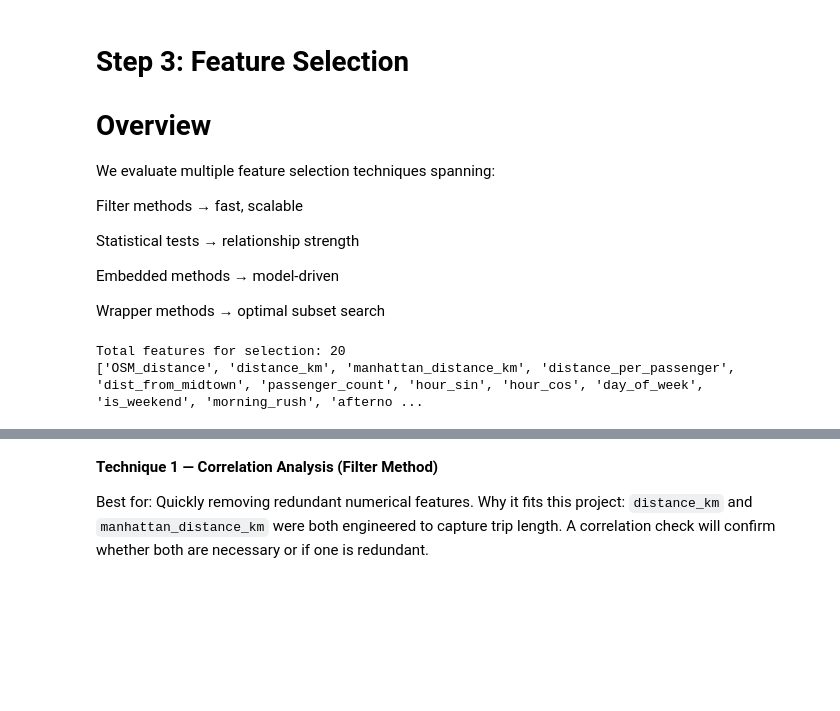
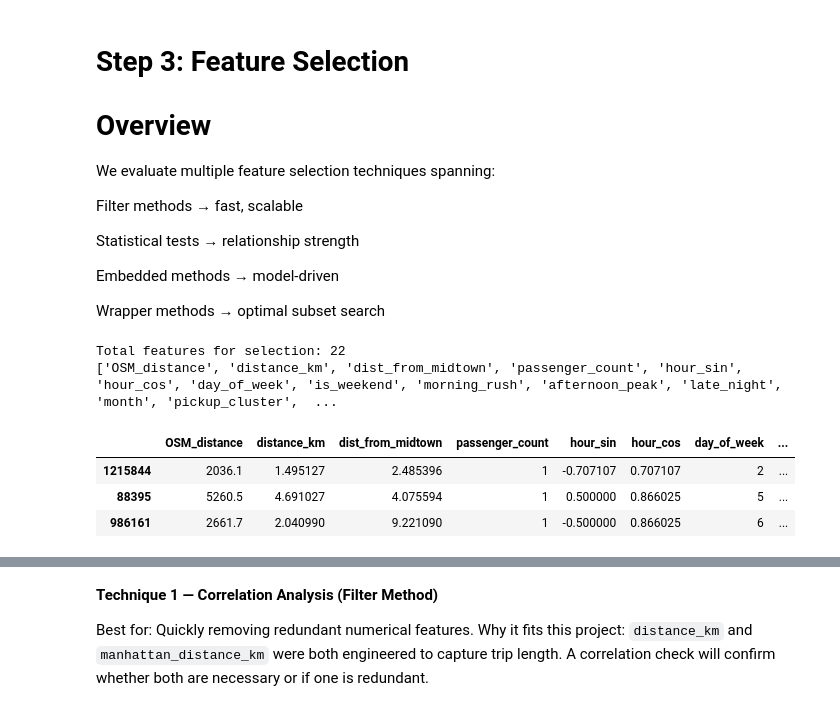
Before and after one commit to Marshoow/NYC_Taxi_Trip_DS, a Jupyter notebook: NYC_Taxi_Trip_Duration.ipynb, the cells around one changed output, grey strips where cells are left out. Cells and saved outputs as stored; diff of their text form; code cells hidden in the pictures; blank space fills up the shorter version.

```diff
--- a/NYC_Taxi_Trip_Duration.ipynb
+++ b/NYC_Taxi_Trip_Duration.ipynb
@@ -767,6 +836,7 @@ df_encoded = pd.get_dummies(
     ]],
     columns=["cardinal_direction"],
     drop_first=False,
+    dtype=int
 )
 
 feature_cols = [
@@ -776,8 +846,15 @@ feature_cols = [
 print(f"Total features for selection: {len(feature_cols)}")
 print(feature_cols)
 # %% [output]
-Total features for selection: 20
-['OSM_distance', 'distance_km', 'manhattan_distance_km', 'distance_per_passenger', 'dist_from_midtown', 'passenger_count', 'hour_sin', 'hour_cos', 'day_of_week', 'is_weekend', 'morning_rush', 'afterno ...
+Total features for selection: 22
+['OSM_distance', 'distance_km', 'dist_from_midtown', 'passenger_count', 'hour_sin', 'hour_cos', 'day_of_week', 'is_weekend', 'morning_rush', 'afternoon_peak', 'late_night', 'month', 'pickup_cluster',  ...
+# %%
+df_encoded.sample(3)
+# %% [output]
+|  | OSM_distance | distance_km | dist_from_midtown | passenger_count | hour_sin | hour_cos | day_of_week | ... |
+| 1215844 | 2036.1 | 1.495127 | 2.485396 | 1 | -0.707107 | 0.707107 | 2 | ... |
+| 88395 | 5260.5 | 4.691027 | 4.075594 | 1 | 0.500000 | 0.866025 | 5 | ... |
+| 986161 | 2661.7 | 2.040990 | 9.221090 | 1 | -0.500000 | 0.866025 | 6 | ... |
 # %%
 # ── Stratified split — preserves short/medium/long proportions ───────────────
 X_all  = df_encoded[feature_cols]
```
Also changed, not shown: parts of 43 cells of this notebook, 1 other file.
